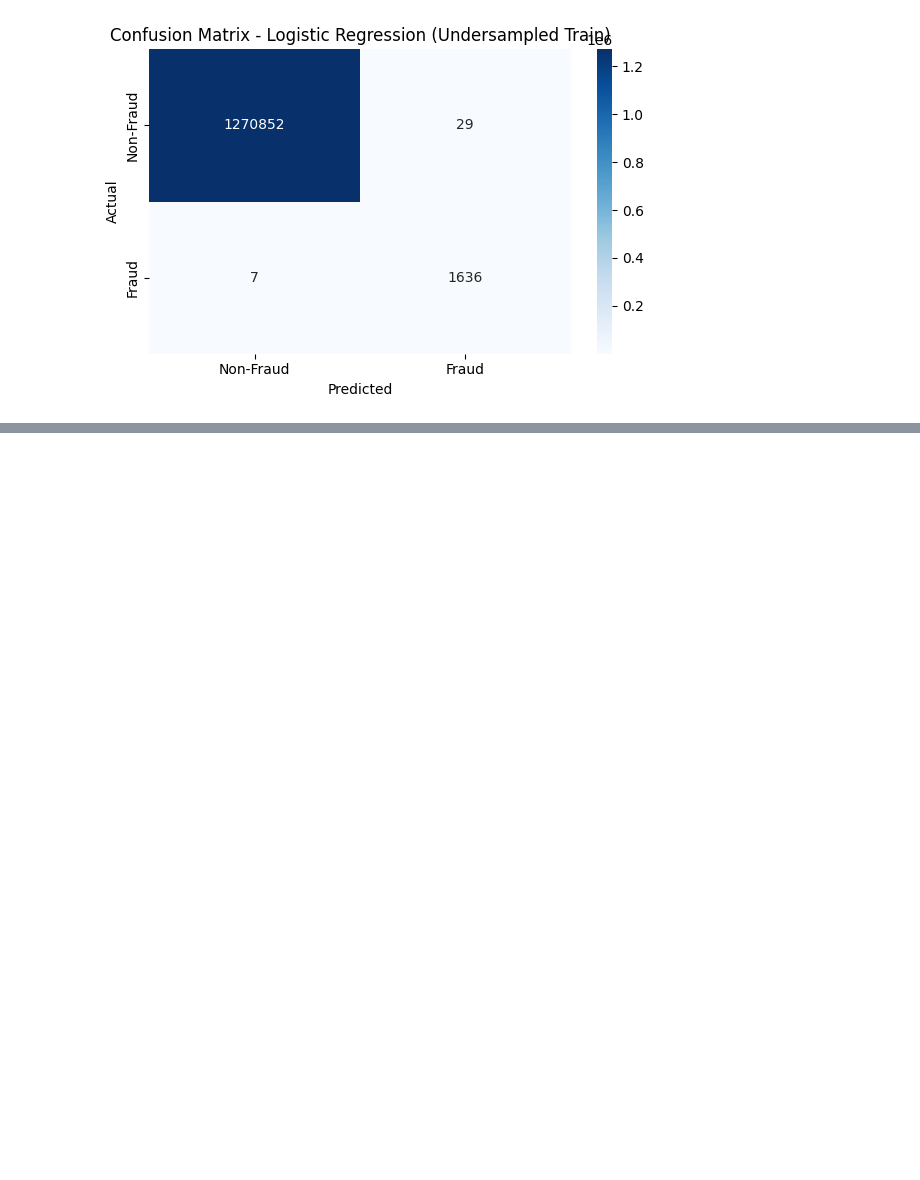
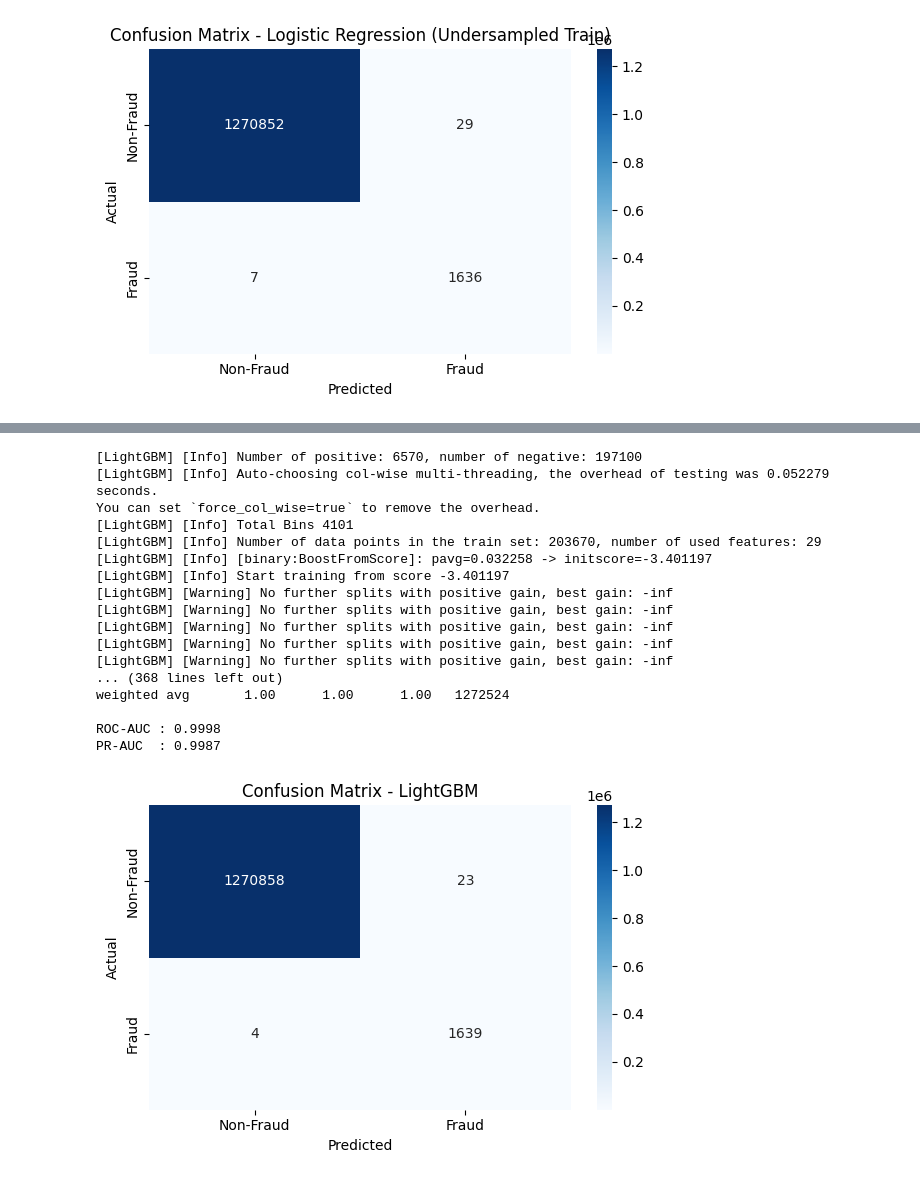
Before and after one commit to prince3235/transaction-fraud-intelligence, a Jupyter notebook: notebooks/05_model_building.ipynb, the cells around one changed output, grey strips where cells are left out. Saved outputs shown, nothing was run; the diff lists cells and outputs as text; code cells hidden in the pictures; blank space fills up the shorter version.

```diff
--- a/notebooks/05_model_building.ipynb
+++ b/notebooks/05_model_building.ipynb
@@ -307,0 +344,38 @@ xgb_results = evaluate_model("XGBoost", y_test, xgb_pred, xgb_prob)
+# %%
+import lightgbm as lgb
+
+lgb_model = lgb.LGBMClassifier(
+    n_estimators=600,
+    learning_rate=0.05,
+    num_leaves=64,
+    subsample=0.8,
+    colsample_bytree=0.8,
+    random_state=42,
+    n_jobs=-1
+)
+
+lgb_model.fit(X_train_resampled, y_train_resampled)
+
+lgb_pred = lgb_model.predict(X_test)
+lgb_prob = lgb_model.predict_proba(X_test)[:, 1]
+
+lgb_results = evaluate_model("LightGBM", y_test, lgb_pred, lgb_prob)
+# %% [output]
+[LightGBM] [Info] Number of positive: 6570, number of negative: 197100
+[LightGBM] [Info] Auto-choosing col-wise multi-threading, the overhead of testing was 0.052279 seconds.
+You can set `force_col_wise=true` to remove the overhead.
+[LightGBM] [Info] Total Bins 4101
+[LightGBM] [Info] Number of data points in the train set: 203670, number of used features: 29
+[LightGBM] [Info] [binary:BoostFromScore]: pavg=0.032258 -> initscore=-3.401197
+[LightGBM] [Info] Start training from score -3.401197
+[LightGBM] [Warning] No further splits with positive gain, best gain: -inf
+[LightGBM] [Warning] No further splits with positive gain, best gain: -inf
+[LightGBM] [Warning] No further splits with positive gain, best gain: -inf
+[LightGBM] [Warning] No further splits with positive gain, best gain: -inf
+[LightGBM] [Warning] No further splits with positive gain, best gain: -inf
+... (368 lines left out)
+weighted avg       1.00      1.00      1.00   1272524
+
+ROC-AUC : 0.9998
+PR-AUC  : 0.9987
+[figure, added]
```
Also changed, not shown: parts of 5 cells of this notebook.
